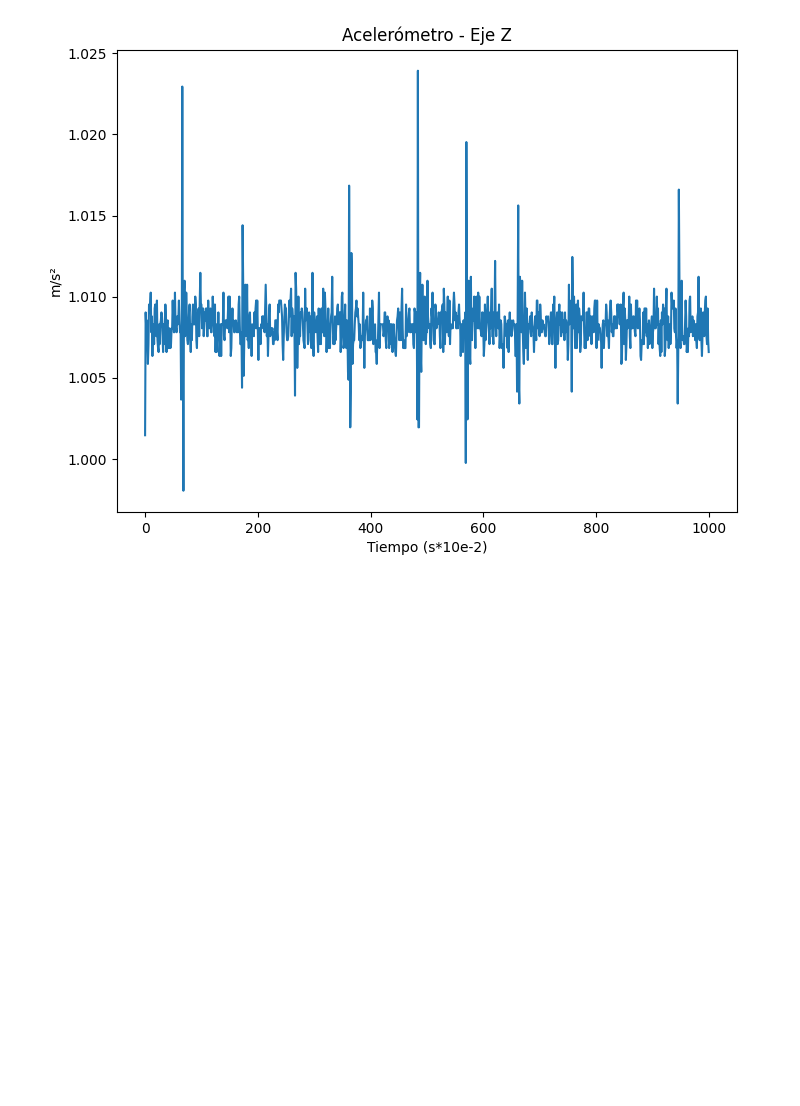
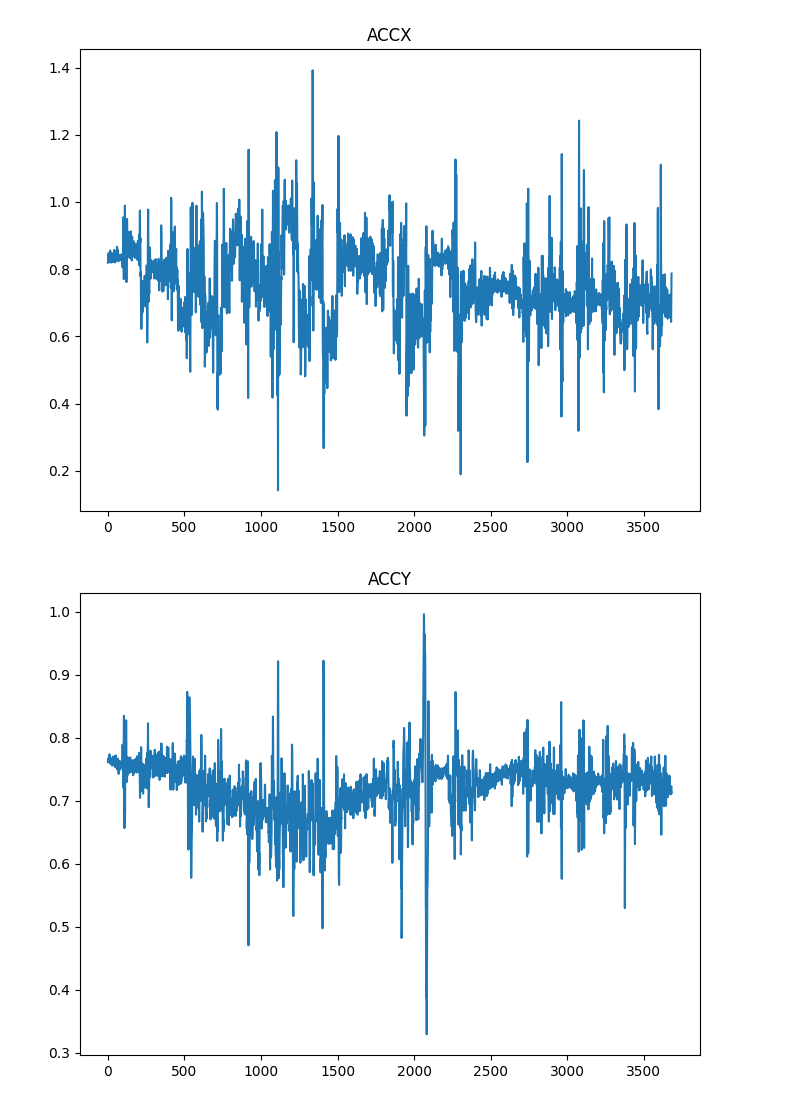
Before and after one commit to CarlosCH01/TFG-CA, a Jupyter notebook: metasensor/codigo/raw_processor_acc_gyro.ipynb, the cells around one changed output. Drawn from its saved outputs; the diff is of its cells as text; code cells hidden in the pictures; blank space fills up the shorter version.

Commit message:
mejorado sistema de visualización

```diff
--- a/metasensor/codigo/raw_processor_acc_gyro.ipynb
+++ b/metasensor/codigo/raw_processor_acc_gyro.ipynb
@@ -3,8 +3,7 @@ import pandas as pd
 import matplotlib.pyplot as plt
 import seaborn
 # %%
-data = pd.read_csv("acc_gyro.log")
-#data = pd.read_csv("acc_gyro.csv")
+data = pd.read_csv("../logs/sensor_log.csv")
 print(data.head())
 print(data.shape)
 print(data.info())
@@ -66,9 +67,11 @@ for i in data.columns:
 # %%
-plt.figure(figsize=(8,6))
-plt.plot([i for i in range(len(data["ACCZ"]))], data["ACCZ"])
-plt.xlabel("Tiempo (s*10e-2)")
-plt.ylabel("m/s²")
-plt.title("Acelerómetro - Eje Z")
-plt.show()
+for d in data.columns:
+    plt.figure(figsize=(8,6))
+    plt.plot([i for i in range(len(data[d].dropna()))], data[d].dropna())
+    #plt.xlabel("Tiempo (s*10e-2)")
+    #plt.ylabel("m/s²")
+    plt.title(d)
+    plt.show()
 # %% [output]
-[figure, old version]
+[figure, new version]
+[figure, added]
```
Also changed, not shown: parts of 4 cells of this notebook, 8 other files.
